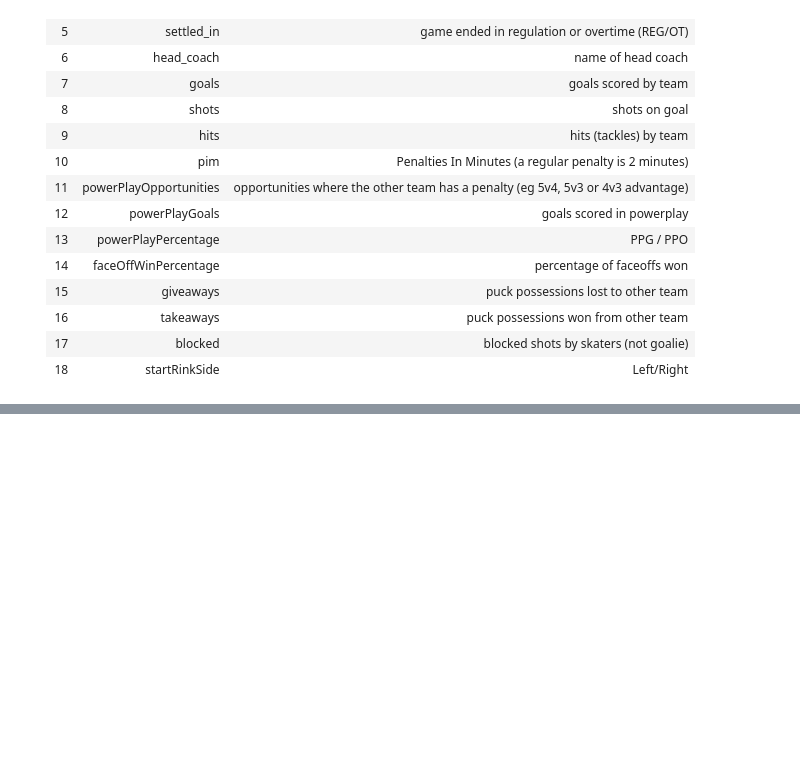
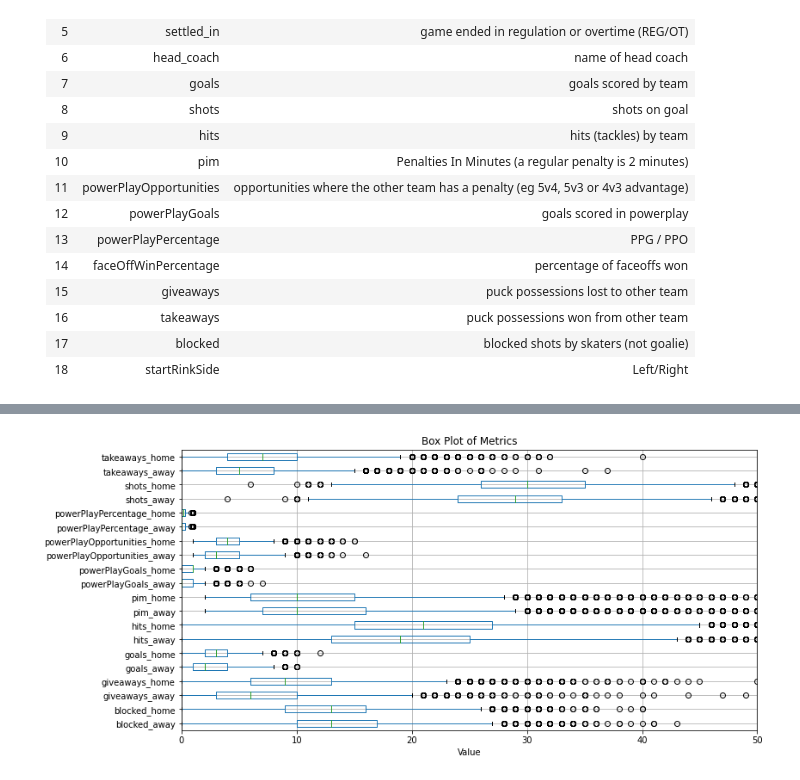
Before and after one commit to mackleros/NHL-Games-Datamining, a Jupyter notebook: mining.ipynb, the cells around one changed output, grey strips where cells are left out. Drawn from its saved outputs; the diff is of its cells as text; code cells hidden in the pictures; blank space fills up the shorter version.

```diff
--- a/mining.ipynb
+++ b/mining.ipynb
@@ -185,0 +196,4 @@ combined_data_norm.head()
+# %%
+
+combined_df = combined_df.dropna()
+combined_df.info()
@@ -185,0 +218,15 @@ combined_data_norm.head()
+# %%
+numerical_df = combined_df.select_dtypes(include=['float64', 'int64'])
+numerical_df = numerical_df.drop(columns=["game_id"])
+numerical_df = numerical_df.drop(columns=["team_id_home"])
+numerical_df = numerical_df.drop(columns=["team_id_away"])
+
+# Create a box plot for the numerical columns
+plt.figure(figsize=(12, 6))
+numerical_df.boxplot(vert=False)
+plt.title('Box Plot of Metrics')
+plt.xlabel('Value')
+plt.xlim(0, 50)
+plt.show()
+# %% [output]
+[figure, added]
```
Also changed, not shown: parts of 6 cells of this notebook, 1 other file.
